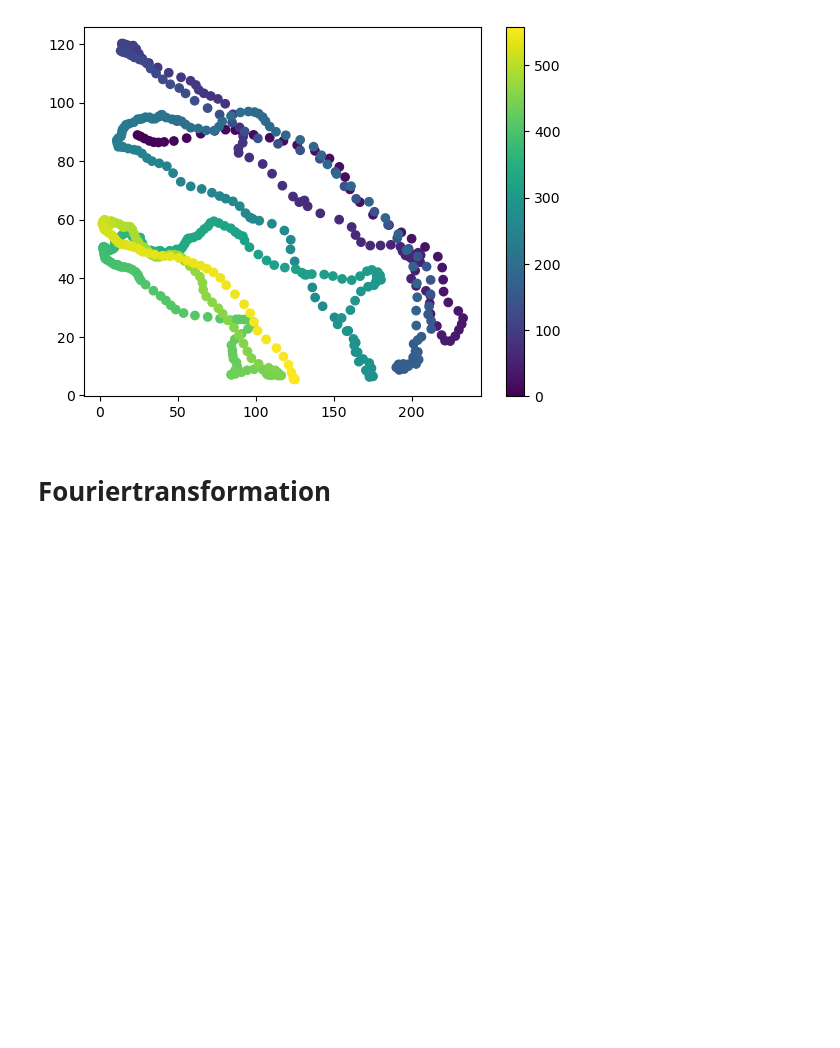
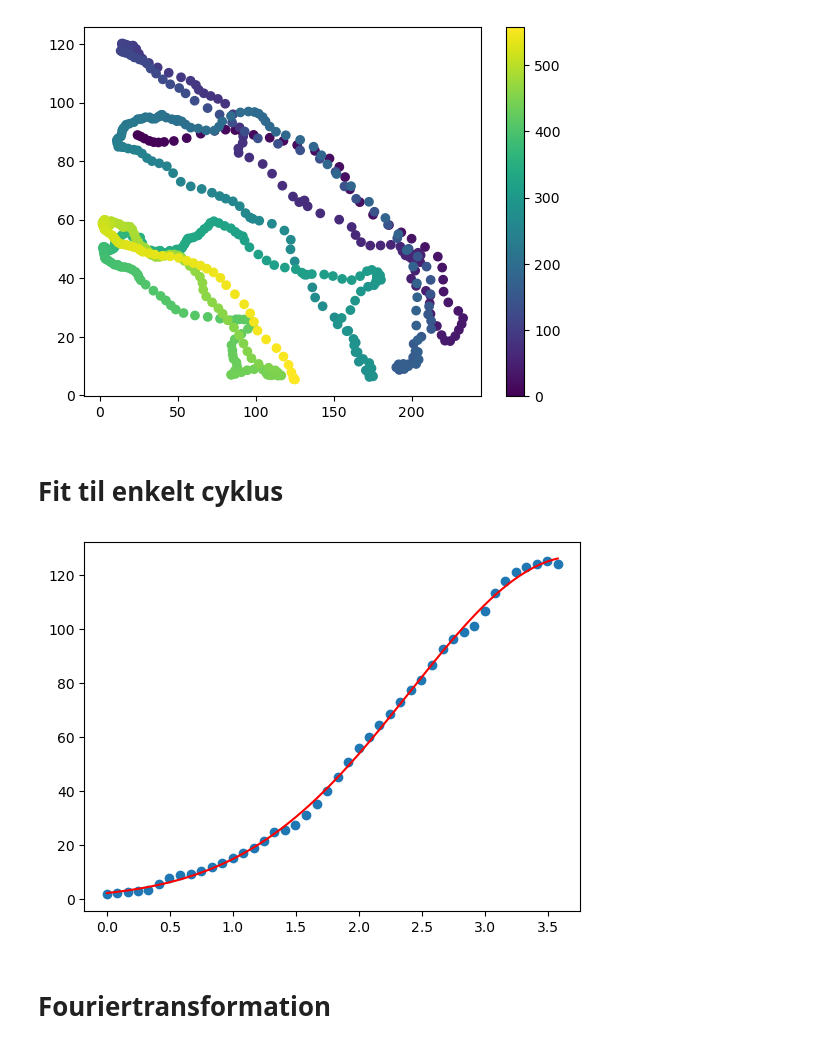
Before and after one commit to Focus9752/Solpletter_projekt, a Jupyter notebook: ok/Solpletanalyse.ipynb, the cells around one changed output. Cells and saved outputs as stored; diff of their text form; code cells hidden in the pictures; blank space fills up the shorter version.

```diff
--- a/ok/Solpletanalyse.ipynb
+++ b/ok/Solpletanalyse.ipynb
@@ -348,6 +357,28 @@ fig.colorbar(scatter, ax=ax, orientation="vertical")
 -0.8705664863818514
 <matplotlib.colorbar.Colorbar at 0x...>
 [figure]
+# %% [markdown]
+# Fit til enkelt cyklus
+# %%
+#Funktionen der vil fittes til defineres:
+def fit(x , mu1 , mu2 , s1 , s2 , Sigma1 , Sigma2):
+    P = ( ( s1 / (np.sqrt(2 * np.pi) * Sigma1) ) * np.exp( -(x - mu1)**2 / (2 * Sigma1**2) ) ) \
+    + ( ( s2 / (np.sqrt(2 * np.pi) * Sigma2) ) * np.exp( -(x - mu2)**2 / (2 * Sigma2**2) ) )
+    return P
+
+def Fittet(Dato , Cyk):
+    #Der findes det optimale gæt på funktionsparametrene:
+    Par , Cov = curve_fit( fit , Dato , Cyk , p0=[3 , 4.5 , 10 , 100 , 0.2 , 0.1 ])
+
+    x_akse = np.linspace(Dato[0] , Dato[-1] , 1000 )
+    y_akse = fit(x_akse , *Par)
+
+    plt.plot(x_akse , y_akse , color='red')
+    plt.scatter(Dato , Cyk)
+
+Fittet(Cyk25 , Cykler[24][1])
+# %% [output]
+[figure, added]
 # %% [markdown]
 # Fouriertransformation
 # %%
```
Also changed, not shown: parts of 6 cells of this notebook.
